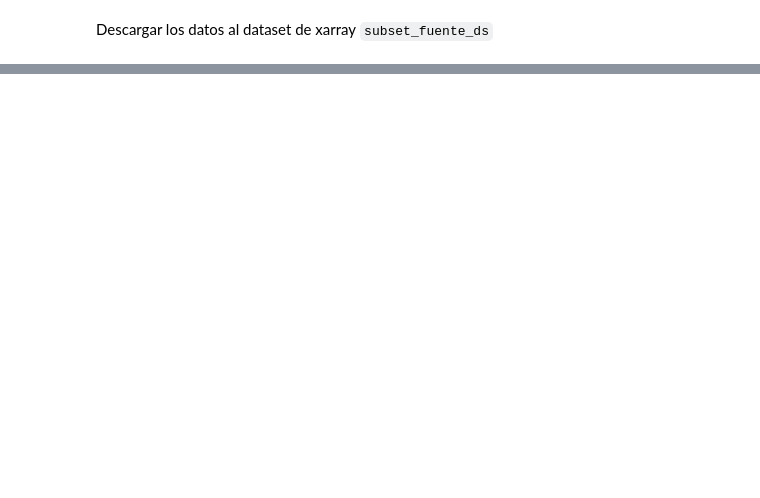
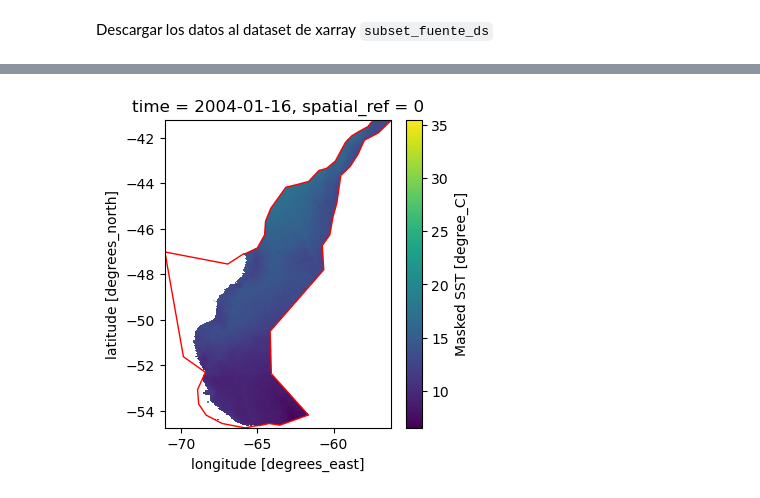
Before and after one commit to Intercoonecta/proy5-regiones-comparacion, a Jupyter notebook: emilio/sst-por-ecoregion.ipynb, the cells around one changed output, grey strips where cells are left out. Cells and saved outputs as stored; diff of their text form; code cells hidden in the pictures; blank space fills up the shorter version.

```diff
--- a/emilio/sst-por-ecoregion.ipynb
+++ b/emilio/sst-por-ecoregion.ipynb
@@ -154,0 +205,9 @@ sst_xypromedio_df = subset_fuente_ds.sstMasked.mean(dim=('latitude', 'longitude'
+# %%
+_, ax = plt.subplots(ncols=1, figsize=(4,4))
+ecoregion_mascara_ds.sstMasked.isel(time=0).plot(ax=ax)
+ecoregion_gdf.plot(ax=ax, edgecolor='red', facecolor='none');
+
+plt.savefig(f"mapa-t0-{ecoregion_seleccion_limpio}.png")
+plt.show();
+# %% [output]
+[figure, added]
```
Also changed, not shown: parts of 38 cells of this notebook, 18 other files.
